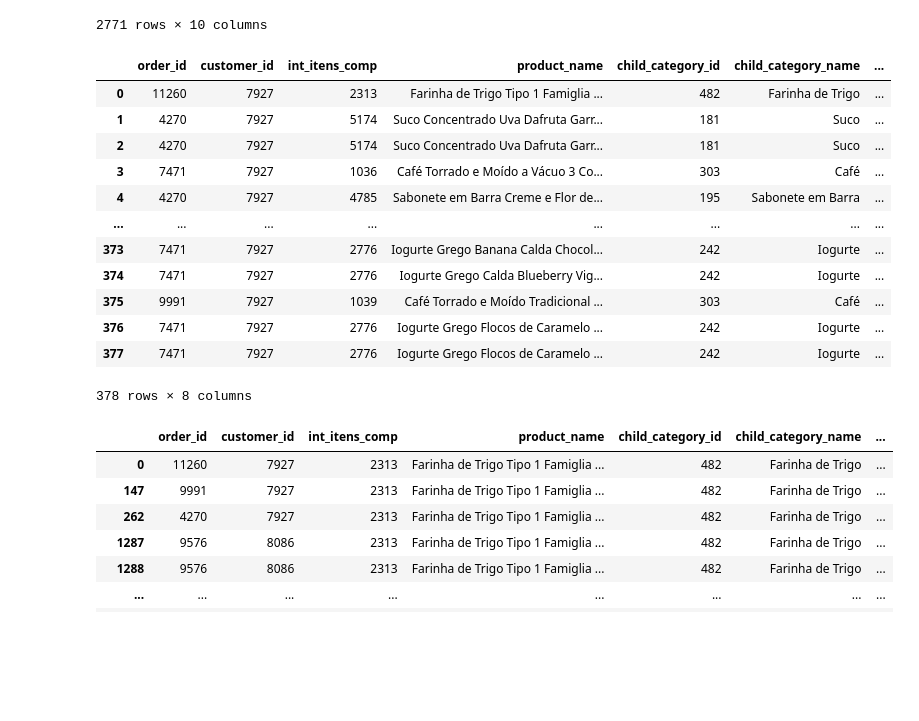
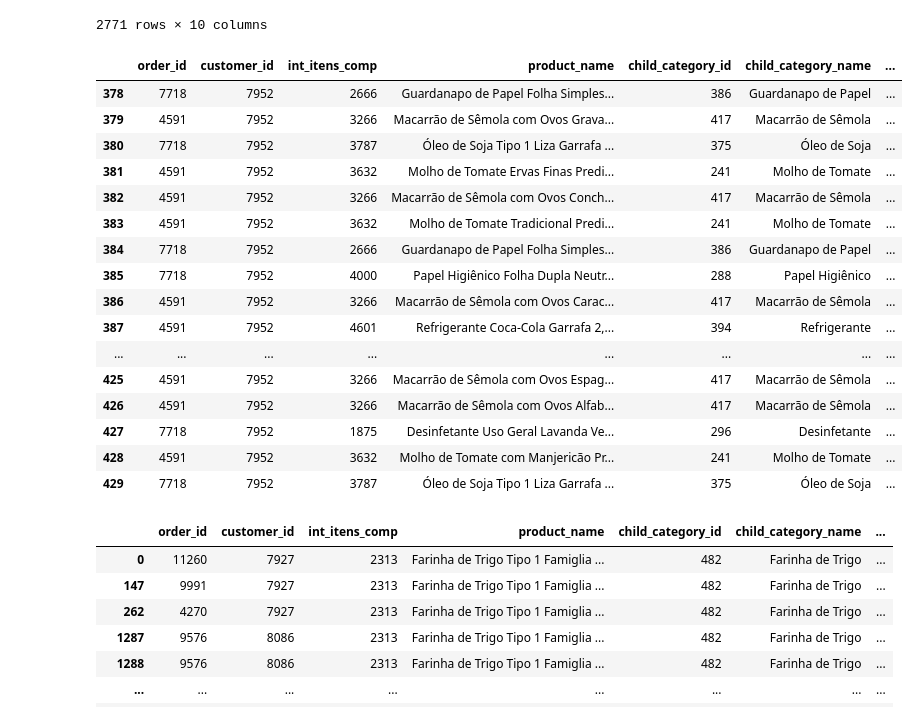
Before and after one commit to lmathaeus/Myog, a Jupyter notebook: code_statistics/Categorizados.ipynb, the cells around one changed output. Drawn from its saved outputs; the diff is of its cells as text; code cells hidden in the pictures; blank space fills up the shorter version.

```diff
--- a/code_statistics/Categorizados.ipynb
+++ b/code_statistics/Categorizados.ipynb
@@ -294,26 +718,30 @@ pai
 # %%
 # função para saber todos os ítens comprados por um cliente
 
 def customer_compra(id_client):
     #self.id_client = id_client
     result = df[df["customer_id"] == id_client]
     return result
 
-customer_compra(7927)
+customer_compra(7952)
 # %% [output]
 |  | order_id | customer_id | int_itens_comp | product_name | child_category_id | child_category_name | ... |
-| 0 | 11260 | 7927 | 2313 | Farinha de Trigo Tipo 1 Famiglia ... | 482 | Farinha de Trigo | ... |
-| 1 | 4270 | 7927 | 5174 | Suco Concentrado Uva Dafruta Garr... | 181 | Suco | ... |
-| 2 | 4270 | 7927 | 5174 | Suco Concentrado Uva Dafruta Garr... | 181 | Suco | ... |
-| 3 | 7471 | 7927 | 1036 | Café Torrado e Moído a Vácuo 3 Co... | 303 | Café | ... |
-| 4 | 4270 | 7927 | 4785 | Sabonete em Barra Creme e Flor de... | 195 | Sabonete em Barra | ... |
+| 378 | 7718 | 7952 | 2666 | Guardanapo de Papel Folha Simples... | 386 | Guardanapo de Papel | ... |
+| 379 | 4591 | 7952 | 3266 | Macarrão de Sêmola com Ovos Grava... | 417 | Macarrão de Sêmola | ... |
+| 380 | 7718 | 7952 | 3787 | Óleo de Soja Tipo 1 Liza Garrafa ... | 375 | Óleo de Soja | ... |
+| 381 | 4591 | 7952 | 3632 | Molho de Tomate Ervas Finas Predi... | 241 | Molho de Tomate | ... |
+| 382 | 4591 | 7952 | 3266 | Macarrão de Sêmola com Ovos Conch... | 417 | Macarrão de Sêmola | ... |
+| 383 | 4591 | 7952 | 3632 | Molho de Tomate Tradicional Predi... | 241 | Molho de Tomate | ... |
+| 384 | 7718 | 7952 | 2666 | Guardanapo de Papel Folha Simples... | 386 | Guardanapo de Papel | ... |
+| 385 | 7718 | 7952 | 4000 | Papel Higiênico Folha Dupla Neutr... | 288 | Papel Higiênico | ... |
+| 386 | 4591 | 7952 | 3266 | Macarrão de Sêmola com Ovos Carac... | 417 | Macarrão de Sêmola | ... |
+| 387 | 4591 | 7952 | 4601 | Refrigerante Coca-Cola Garrafa 2,... | 394 | Refrigerante | ... |
 | ... | ... | ... | ... | ... | ... | ... | ... |
-| 373 | 7471 | 7927 | 2776 | Iogurte Grego Banana Calda Chocol... | 242 | Iogurte | ... |
-| 374 | 7471 | 7927 | 2776 | Iogurte Grego Calda Blueberry Vig... | 242 | Iogurte | ... |
-| 375 | 9991 | 7927 | 1039 | Café Torrado e Moído Tradicional ... | 303 | Café | ... |
-| 376 | 7471 | 7927 | 2776 | Iogurte Grego Flocos de Caramelo ... | 242 | Iogurte | ... |
-| 377 | 7471 | 7927 | 2776 | Iogurte Grego Flocos de Caramelo ... | 242 | Iogurte | ... |
+| 425 | 4591 | 7952 | 3266 | Macarrão de Sêmola com Ovos Espag... | 417 | Macarrão de Sêmola | ... |
+| 426 | 4591 | 7952 | 3266 | Macarrão de Sêmola com Ovos Alfab... | 417 | Macarrão de Sêmola | ... |
+| 427 | 7718 | 7952 | 1875 | Desinfetante Uso Geral Lavanda Ve... | 296 | Desinfetante | ... |
+| 428 | 4591 | 7952 | 3632 | Molho de Tomate com Manjericão Pr... | 241 | Molho de Tomate | ... |
+| 429 | 7718 | 7952 | 3787 | Óleo de Soja Tipo 1 Liza Garrafa ... | 375 | Óleo de Soja | ... |
-378 rows × 8 columns
 # %%
 # função para saber informações sobre o Produto
 
```
Also changed, not shown: parts of 49 cells of this notebook, 6 other files.
